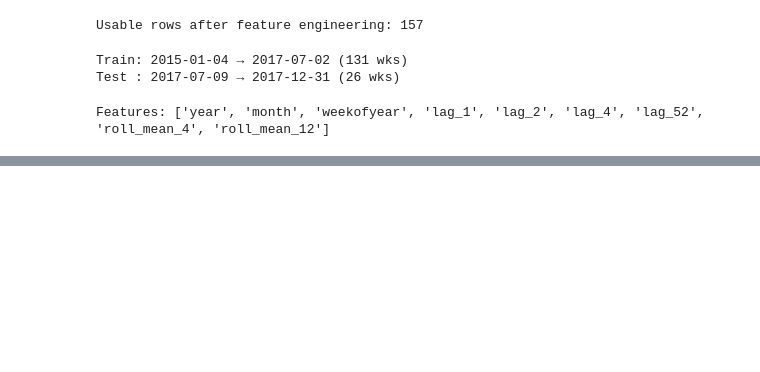
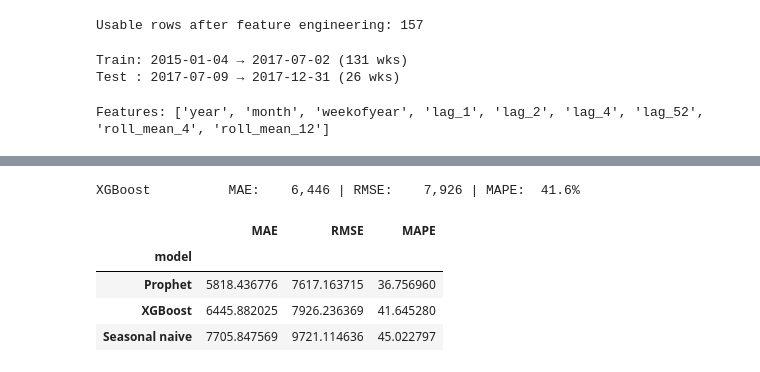
Before and after one commit to IssaWick/Sales-Forecast-Dashboard, a Jupyter notebook: notebooks/02_forecasting.ipynb, the cells around one changed output, grey strips where cells are left out. Saved outputs shown, nothing was run; the diff lists cells and outputs as text; code cells hidden in the pictures; blank space fills up the shorter version.

```diff
--- a/notebooks/02_forecasting.ipynb
+++ b/notebooks/02_forecasting.ipynb
@@ -84,3 +84,17 @@ print("Features:", feature_cols)
 data.to_csv("../data/prepared_weekly.csv")
 # %% [output]
 Features: ['year', 'month', 'weekofyear', 'lag_1', 'lag_2', 'lag_4', 'lag_52', 'roll_mean_4', 'roll_mean_12']
+# %%
+from sklearn.metrics import mean_absolute_error, mean_squared_error
+
+def evaluate(name, y_true, y_pred):
+    y_true, y_pred = np.asarray(y_true, float), np.asarray(y_pred, float)
+    mae  = mean_absolute_error(y_true, y_pred)
+    rmse = np.sqrt(mean_squared_error(y_true, y_pred))
+    mape = np.mean(np.abs((y_true - y_pred) / y_true)) * 100
+    print(f"{name:16s} MAE: {mae:8,.0f} | RMSE: {rmse:8,.0f} | MAPE: {mape:5.1f}%")
+    return {"model": name, "MAE": mae, "RMSE": rmse, "MAPE": mape}
+
+# Baseline: "same week last year" (seasonal naive)
+results = []
+results.append(evaluate("Seasonal naive", y_test, X_test["lag_52"]))
@@ -86,0 +118,20 @@ Features: ['year', 'month', 'weekofyear', 'lag_1', 'lag_2', 'lag_4', 'lag_52', '
+# %%
+from xgboost import XGBRegressor
+
+xgb = XGBRegressor(n_estimators=300, learning_rate=0.05,
+                   max_depth=4, random_state=42)
+xgb.fit(X_train, y_train)
+
+pred_xgb = xgb.predict(X_test)
+results.append(evaluate("XGBoost", y_test, pred_xgb))
+# %% [output]
+XGBoost          MAE:    6,446 | RMSE:    7,926 | MAPE:  41.6%
+# %%
+results_df = pd.DataFrame(results).set_index("model")
+results_df.sort_values("MAPE")
+# %% [output]
+|  | MAE | RMSE | MAPE |
+| model |  |  |  |
+| Prophet | 5818.436776 | 7617.163715 | 36.756960 |
+| XGBoost | 6445.882025 | 7926.236369 | 41.645280 |
+| Seasonal naive | 7705.847569 | 9721.114636 | 45.022797 |
```
Also changed, not shown: parts of 5 cells of this notebook, 3 other files.
